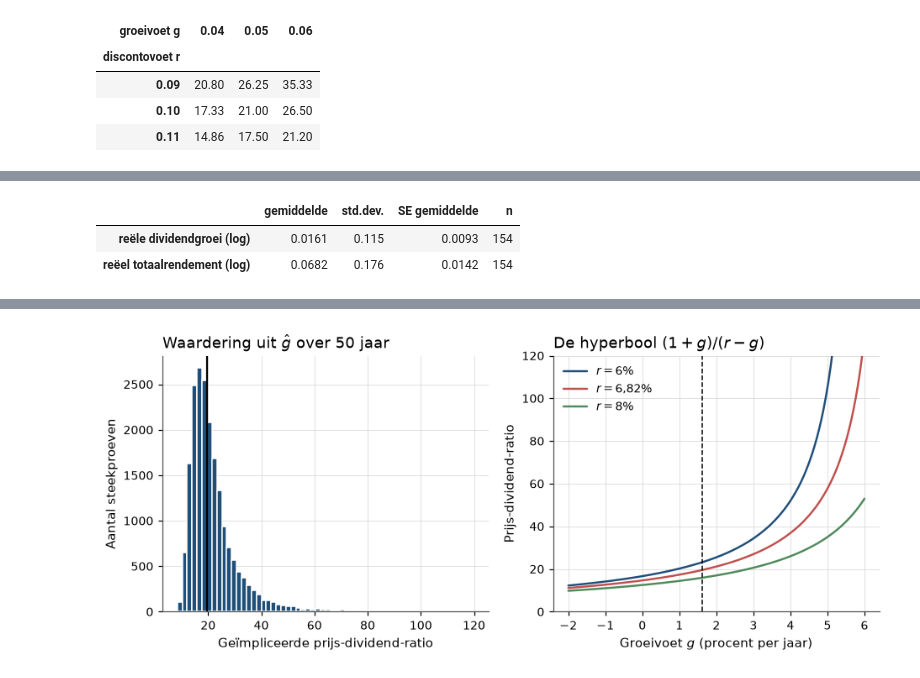
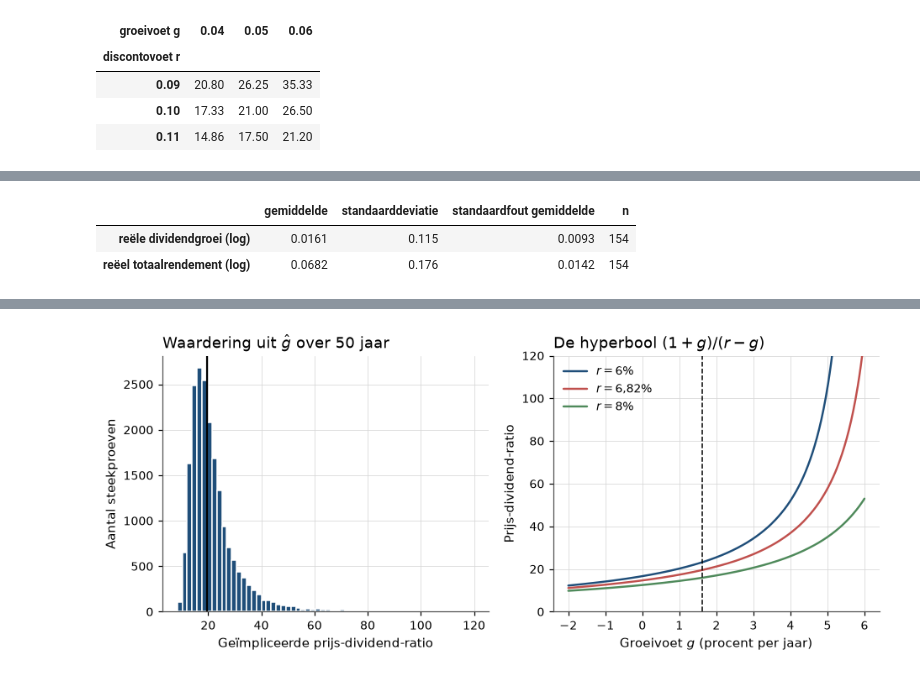
Before and after one commit to MaartenN14/history-asset-pricing, a Jupyter notebook: lectures/01_03_williams_ddm.ipynb, the cells around one changed output, grey strips where cells are left out. Saved outputs shown, nothing was run; the diff lists cells and outputs as text; code cells hidden in the pictures.

```diff
--- a/lectures/01_03_williams_ddm.ipynb
+++ b/lectures/01_03_williams_ddm.ipynb
@@ -733,26 +627,26 @@ standaardfout van de reële log-dividendgroei en het reële log-rendement.
 # %%
 shiller_raw = hap_data.shiller()
 annual = shiller_raw[shiller_raw.index.month == 12]
 
 log_dgrowth = np.log(annual["real_dividend"]).diff().dropna()
 log_return = np.log(annual["real_total_return_price"]).diff().dropna()
 
 calibration = pd.DataFrame(
     {
         "gemiddelde": [log_dgrowth.mean(), log_return.mean()],
-        "std.dev.": [log_dgrowth.std(ddof=1), log_return.std(ddof=1)],
-        "SE gemiddelde": [
+        "standaarddeviatie": [log_dgrowth.std(ddof=1), log_return.std(ddof=1)],
+        "standaardfout gemiddelde": [
             log_dgrowth.std(ddof=1) / np.sqrt(len(log_dgrowth)),
             log_return.std(ddof=1) / np.sqrt(len(log_return)),
         ],
         "n": [len(log_dgrowth), len(log_return)],
     },
     index=["reële dividendgroei (log)", "reëel totaalrendement (log)"],
 ).round(4)
 
 calibration
 # %% [output]
-|  | gemiddelde | std.dev. | SE gemiddelde | n |
+|  | gemiddelde | standaarddeviatie | standaardfout gemiddelde | n |
 | reële dividendgroei (log) | 0.0161 | 0.115 | 0.0093 | 154 |
 | reëel totaalrendement (log) | 0.0682 | 0.176 | 0.0142 | 154 |
 # %% [markdown]
```
Also changed, not shown: parts of 28 cells of this notebook, 6 other files.
